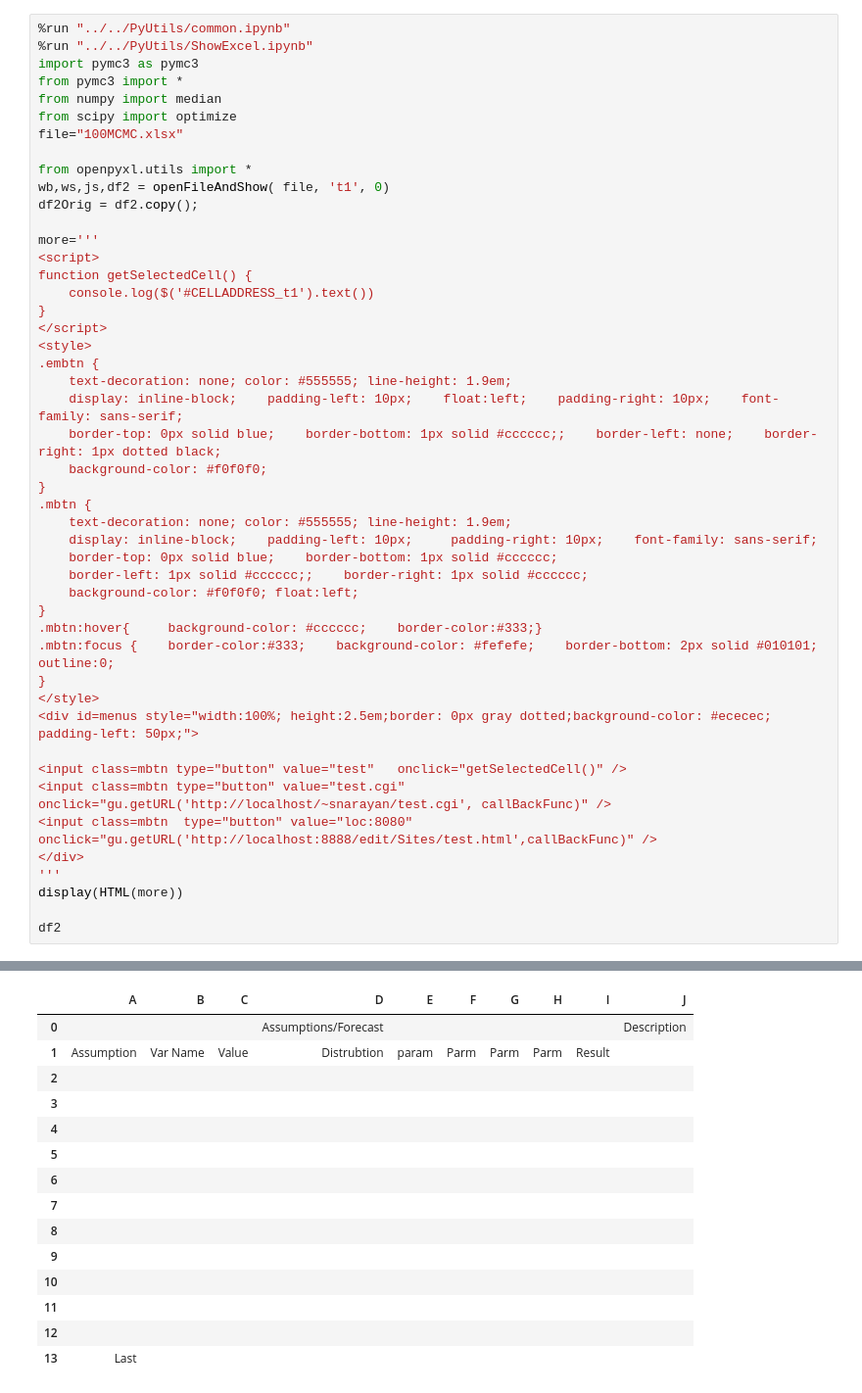
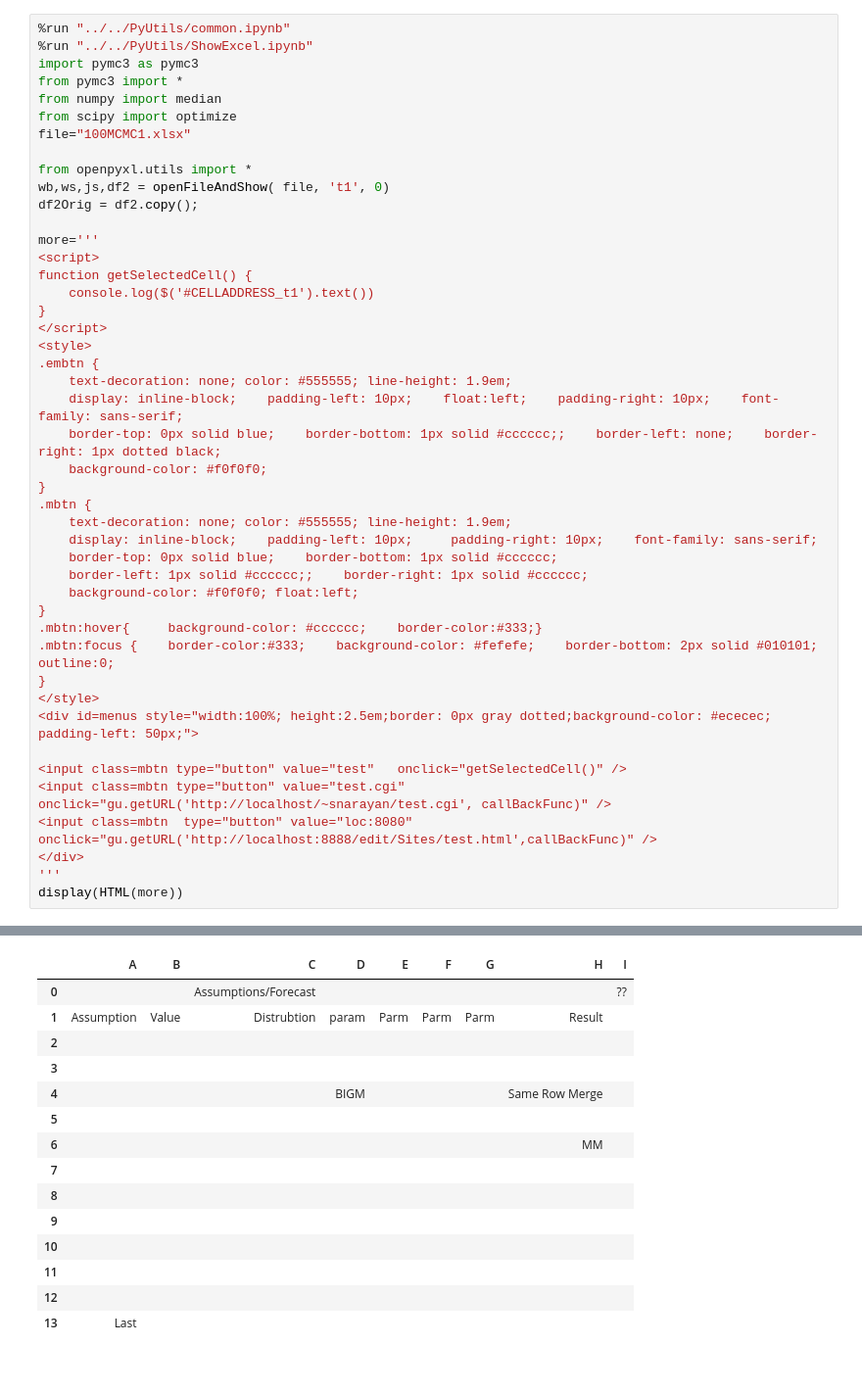
Before and after one commit to sada-narayanappa/Notebooks, a Jupyter notebook: Notes/MCMC/100MCMC.ipynb, the cells around one changed output, grey strips where cells are left out. Shown at 98% size. Saved outputs shown, nothing was run; the diff lists cells and outputs as text.

```diff
--- a/Notes/MCMC/100MCMC.ipynb
+++ b/Notes/MCMC/100MCMC.ipynb
@@ -5,7 +5,7 @@ import pymc3 as pymc3
 from pymc3 import *
 from numpy import median
 from scipy import optimize
-file="100MCMC.xlsx"
+file="100MCMC1.xlsx"
 
 from openpyxl.utils import *
 wb,ws,js,df2 = openFileAndShow( file, 't1', 0)
@@ -20,48 +20,46 @@ function getSelectedCell() {
 <style>
 .embtn {
     text-decoration: none; color: #555555; line-height: 1.9em;
     display: inline-block;    padding-left: 10px;    float:left;    padding-right: 10px;    font-family: sans-serif;
     border-top: 0px solid blue;    border-bottom: 1px solid #cccccc;;    border-left: none;    border-right: 1px dotted black;
     background-color: #f0f0f0;
 }
 .mbtn {
     text-decoration: none; color: #555555; line-height: 1.9em;
     display: inline-block;    padding-left: 10px;     padding-right: 10px;    font-family: sans-serif;
     border-top: 0px solid blue;    border-bottom: 1px solid #cccccc;
     border-left: 1px solid #cccccc;;    border-right: 1px solid #cccccc;
     background-color: #f0f0f0; float:left;
 }
 .mbtn:hover{     background-color: #cccccc;    border-color:#333;}
 .mbtn:focus {    border-color:#333;    background-color: #fefefe;    border-bottom: 2px solid #010101;    outline:0;
 }
 </style>
 <div id=menus style="width:100%; height:2.5em;border: 0px gray dotted;background-color: #ececec; padding-left: 50px;">
 
 <input class=mbtn type="button" value="test"   onclick="getSelectedCell()" />
 <input class=mbtn type="button" value="test.cgi" onclick="gu.getURL('http://localhost/~snarayan/test.cgi', callBackFunc)" />
 <input class=mbtn  type="button" value="loc:8080" onclick="gu.getURL('http://localhost:8888/edit/Sites/test.html',callBackFunc)" />
 </div>
 '''
 display(HTML(more))
-
-df2
 # %% [output]
 [interactive output not drawn]
 status
 |  | ✕ ✓ fx |  | Blah |
-|  | A | B | C | D | E | F | G | H | I | J |
-| 0 |  |  |  | Assumptions/Forecast |  |  |  |  |  | Description |
-| 1 | Assumption | Var Name | Value | Distrubtion | param | Parm | Parm | Parm | Result |  |
-| 2 |  |  |  |  |  |  |  |  |  |  |
-| 3 |  |  |  |  |  |  |  |  |  |  |
-| 4 |  |  |  |  |  |  |  |  |  |  |
-| 5 |  |  |  |  |  |  |  |  |  |  |
-| 6 |  |  |  |  |  |  |  |  |  |  |
-| 7 |  |  |  |  |  |  |  |  |  |  |
-| 8 |  |  |  |  |  |  |  |  |  |  |
-| 9 |  |  |  |  |  |  |  |  |  |  |
-| 10 |  |  |  |  |  |  |  |  |  |  |
-| 11 |  |  |  |  |  |  |  |  |  |  |
-| 12 |  |  |  |  |  |  |  |  |  |  |
-| 13 | Last |  |  |  |  |  |  |  |  |  |
+|  | A | B | C | D | E | F | G | H | I |
+| 0 |  |  | Assumptions/Forecast |  |  |  |  |  | ?? |
+| 1 | Assumption | Value | Distrubtion | param | Parm | Parm | Parm | Result |  |
+| 2 |  |  |  |  |  |  |  |  |  |
+| 3 |  |  |  |  |  |  |  |  |  |
+| 4 |  |  |  | BIGM |  |  |  | Same Row Merge |  |
+| 5 |  |  |  |  |  |  |  |  |  |
+| 6 |  |  |  |  |  |  |  | MM |  |
+| 7 |  |  |  |  |  |  |  |  |  |
+| 8 |  |  |  |  |  |  |  |  |  |
+| 9 |  |  |  |  |  |  |  |  |  |
+| 10 |  |  |  |  |  |  |  |  |  |
+| 11 |  |  |  |  |  |  |  |  |  |
+| 12 |  |  |  |  |  |  |  |  |  |
+| 13 | Last |  |  |  |  |  |  |  |  |
 [interactive output not drawn]
```
Also changed, not shown: parts of 2 cells of this notebook, 2 other files.
